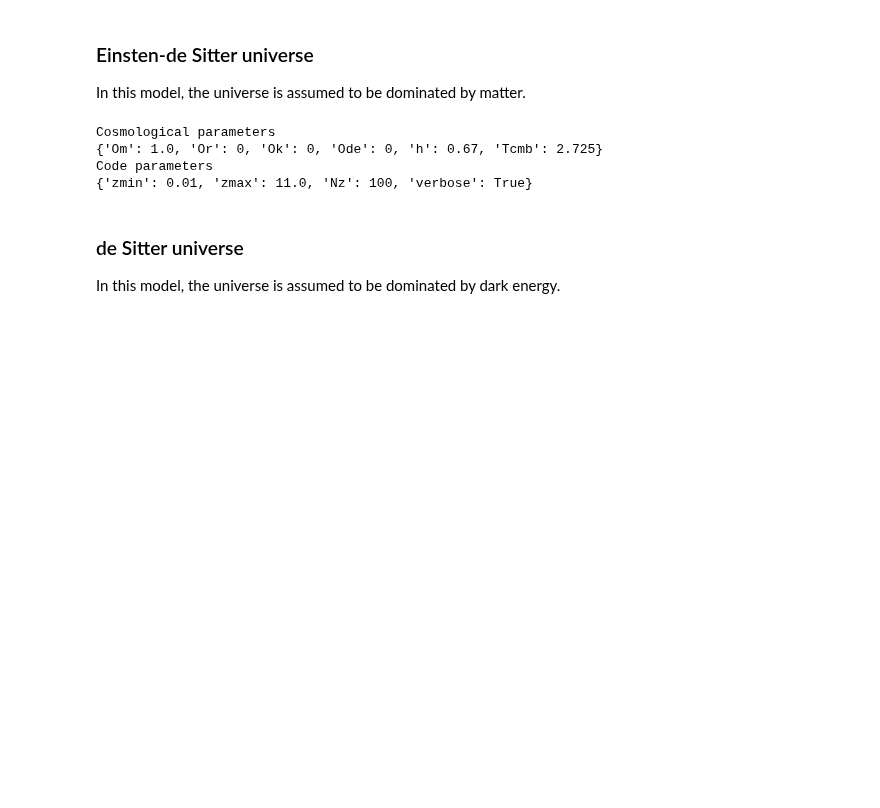
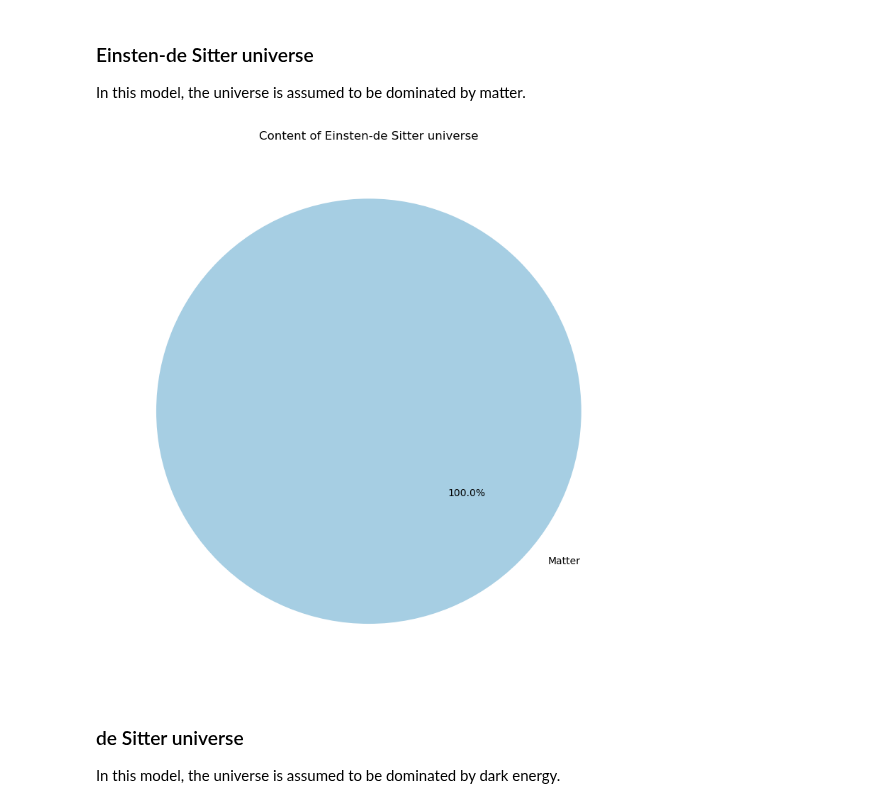
Before and after one commit to sambit-giri/AstronomyCalc, a Jupyter notebook: notebooks/model_universes.ipynb, the cells around one changed output. Saved outputs shown, nothing was run; the diff lists cells and outputs as text; code cells hidden in the pictures; blank space fills up the shorter version.

Commit message:
plotting pie chart of content of universe

```diff
--- a/notebooks/model_universes.ipynb
+++ b/notebooks/model_universes.ipynb
@@ -24,16 +24,10 @@ In this model, the universe is assumed to be dominated by matter.
 # %%
 cosmo_dict = {'Om': 1.0, 'Or': 0, 'Ok': 0, 'Ode': 0, 'h': 0.67}
 param_EdS = AstronomyCalc.param(cosmo=cosmo_dict, code=code_param_dict)
 
-print('Cosmological parameters')
-print(param_EdS.cosmo.__dict__)
-print('Code parameters')
-print(param_EdS.code.__dict__)
+AstronomyCalc.plot_universe_pie(cosmo_dict, title="Content of Einsten-de Sitter universe")
 # %% [output]
-Cosmological parameters
-{'Om': 1.0, 'Or': 0, 'Ok': 0, 'Ode': 0, 'h': 0.67, 'Tcmb': 2.725}
-Code parameters
-{'zmin': 0.01, 'zmax': 11.0, 'Nz': 100, 'verbose': True}
+[figure, added]
 # %%
 D_EdS = AstronomyCalc.CosmoDistances(param_EdS)
 # %% [markdown]
```
Also changed, not shown: parts of 2 cells of this notebook, 2 other files.
